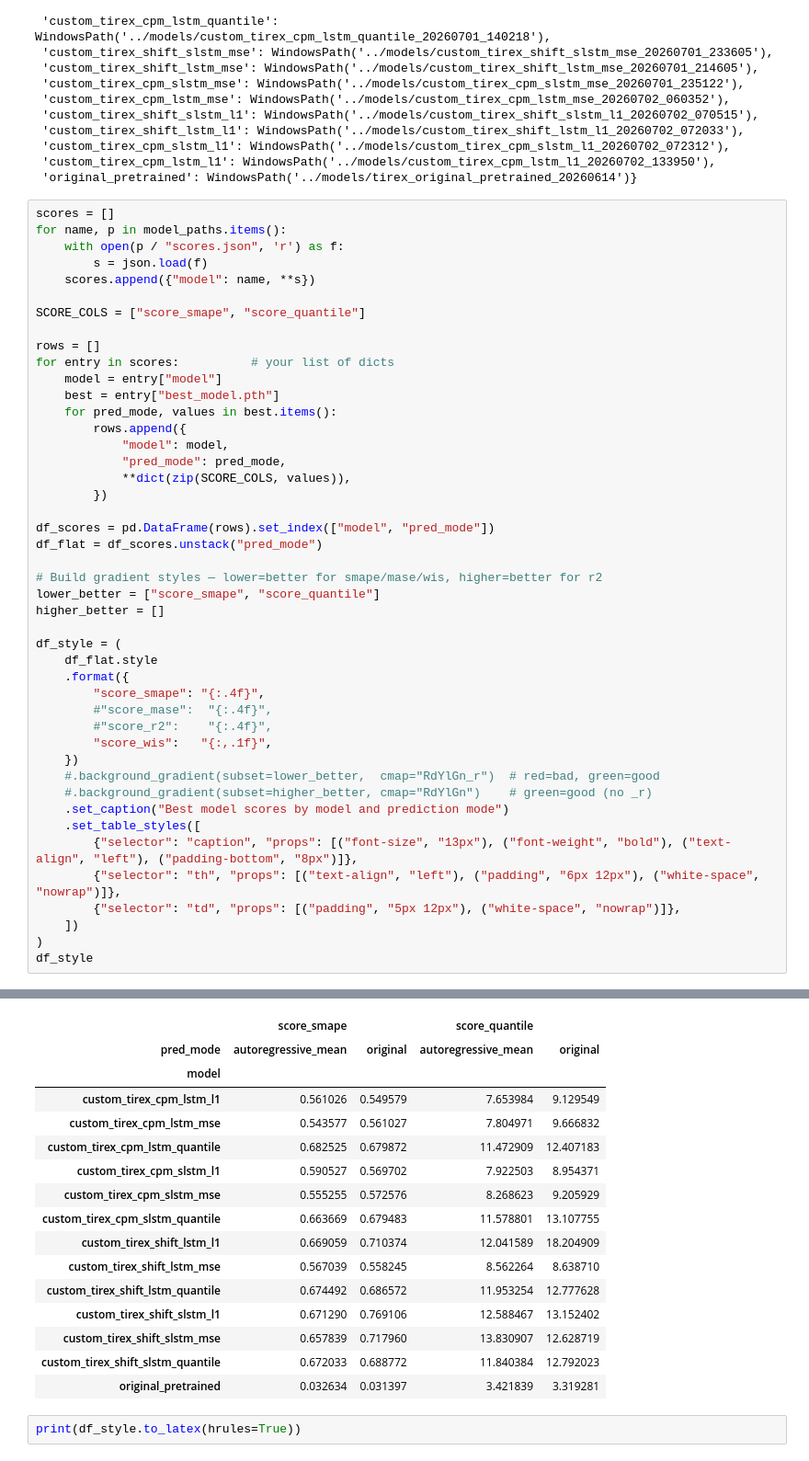
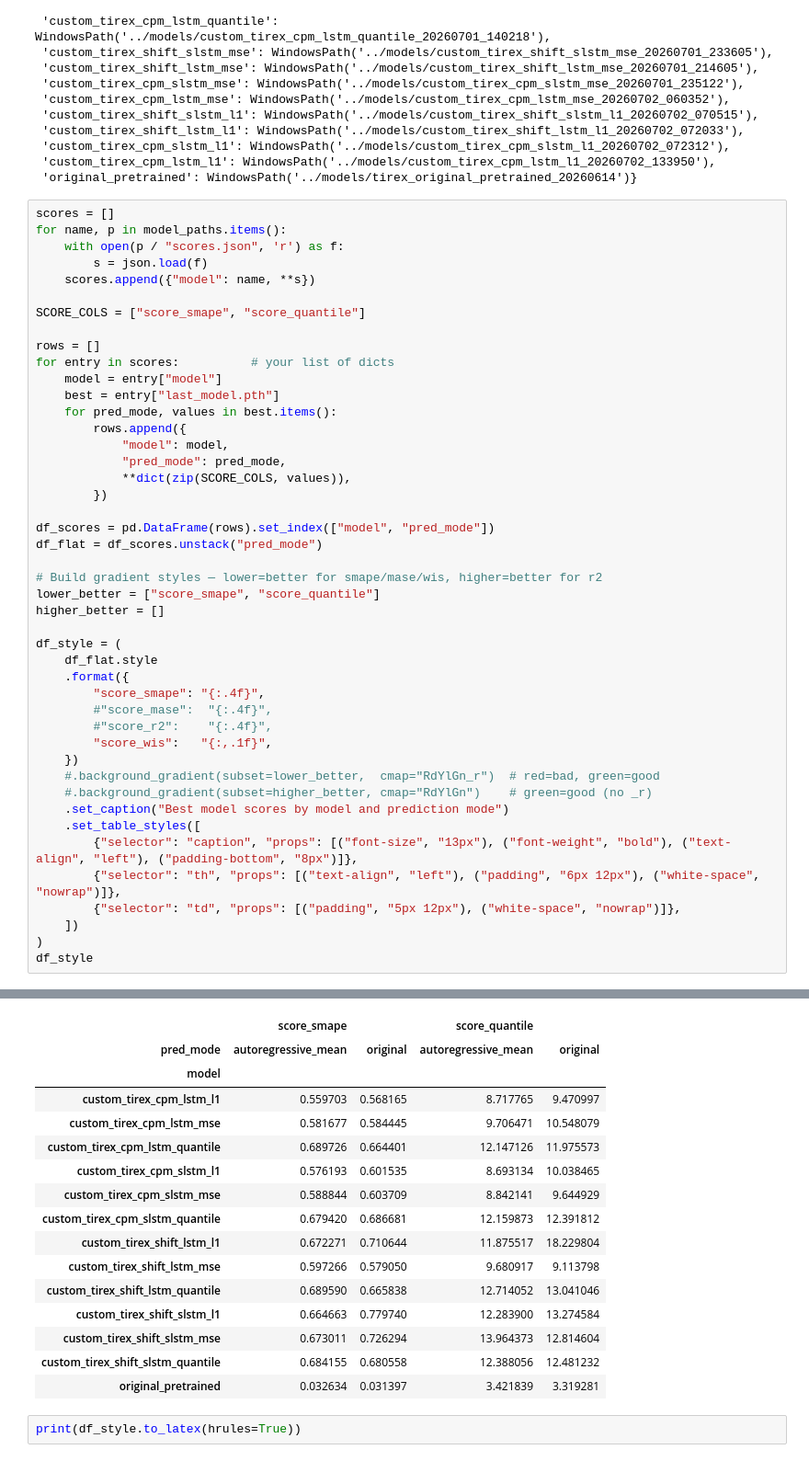
Before and after one commit to Richi0D/tirex_loss, a Jupyter notebook: notebooks/custom_tirex_cpm_evaluation.ipynb, the cells around one changed output, grey strips where cells are left out. Shown at 92% size. Drawn from its saved outputs; the diff is of its cells as text.

```diff
--- a/notebooks/custom_tirex_cpm_evaluation.ipynb
+++ b/notebooks/custom_tirex_cpm_evaluation.ipynb
@@ -693,7 +693,7 @@ SCORE_COLS = ["score_smape", "score_quantile"]
 rows = []
 for entry in scores:          # your list of dicts
     model = entry["model"]
-    best = entry["best_model.pth"]
+    best = entry["last_model.pth"]
     for pred_mode, values in best.items():
         rows.append({
             "model": model,
@@ -704,45 +704,45 @@ for entry in scores:          # your list of dicts
 df_scores = pd.DataFrame(rows).set_index(["model", "pred_mode"])
 df_flat = df_scores.unstack("pred_mode")
 
 # Build gradient styles — lower=better for smape/mase/wis, higher=better for r2
 lower_better = ["score_smape", "score_quantile"]
 higher_better = []
 
 df_style = (
     df_flat.style
     .format({
         "score_smape": "{:.4f}",
         #"score_mase":  "{:.4f}",
         #"score_r2":    "{:.4f}",
         "score_wis":   "{:,.1f}",
     })
     #.background_gradient(subset=lower_better,  cmap="RdYlGn_r")  # red=bad, green=good
     #.background_gradient(subset=higher_better, cmap="RdYlGn")    # green=good (no _r)
     .set_caption("Best model scores by model and prediction mode")
     .set_table_styles([
         {"selector": "caption", "props": [("font-size", "13px"), ("font-weight", "bold"), ("text-align", "left"), ("padding-bottom", "8px")]},
         {"selector": "th", "props": [("text-align", "left"), ("padding", "6px 12px"), ("white-space", "nowrap")]},
         {"selector": "td", "props": [("padding", "5px 12px"), ("white-space", "nowrap")]},
     ])
 )
 df_style
 # %% [output]
 Best model scores by model and prediction mode
 |  | score_smape |  | score_quantile |  |
 | pred_mode | autoregressive_mean | original | autoregressive_mean | original |
 | model |  |  |  |  |
-| custom_tirex_cpm_lstm_l1 | 0.561026 | 0.549579 | 7.653984 | 9.129549 |
-| custom_tirex_cpm_lstm_mse | 0.543577 | 0.561027 | 7.804971 | 9.666832 |
-| custom_tirex_cpm_lstm_quantile | 0.682525 | 0.679872 | 11.472909 | 12.407183 |
-| custom_tirex_cpm_slstm_l1 | 0.590527 | 0.569702 | 7.922503 | 8.954371 |
-| custom_tirex_cpm_slstm_mse | 0.555255 | 0.572576 | 8.268623 | 9.205929 |
-| custom_tirex_cpm_slstm_quantile | 0.663669 | 0.679483 | 11.578801 | 13.107755 |
-| custom_tirex_shift_lstm_l1 | 0.669059 | 0.710374 | 12.041589 | 18.204909 |
-| custom_tirex_shift_lstm_mse | 0.567039 | 0.558245 | 8.562264 | 8.638710 |
-| custom_tirex_shift_lstm_quantile | 0.674492 | 0.686572 | 11.953254 | 12.777628 |
-| custom_tirex_shift_slstm_l1 | 0.671290 | 0.769106 | 12.588467 | 13.152402 |
-| custom_tirex_shift_slstm_mse | 0.657839 | 0.717960 | 13.830907 | 12.628719 |
-| custom_tirex_shift_slstm_quantile | 0.672033 | 0.688772 | 11.840384 | 12.792023 |
+| custom_tirex_cpm_lstm_l1 | 0.559703 | 0.568165 | 8.717765 | 9.470997 |
+| custom_tirex_cpm_lstm_mse | 0.581677 | 0.584445 | 9.706471 | 10.548079 |
+| custom_tirex_cpm_lstm_quantile | 0.689726 | 0.664401 | 12.147126 | 11.975573 |
+| custom_tirex_cpm_slstm_l1 | 0.576193 | 0.601535 | 8.693134 | 10.038465 |
+| custom_tirex_cpm_slstm_mse | 0.588844 | 0.603709 | 8.842141 | 9.644929 |
+| custom_tirex_cpm_slstm_quantile | 0.679420 | 0.686681 | 12.159873 | 12.391812 |
+| custom_tirex_shift_lstm_l1 | 0.672271 | 0.710644 | 11.875517 | 18.229804 |
+| custom_tirex_shift_lstm_mse | 0.597266 | 0.579050 | 9.680917 | 9.113798 |
+| custom_tirex_shift_lstm_quantile | 0.689590 | 0.665838 | 12.714052 | 13.041046 |
+| custom_tirex_shift_slstm_l1 | 0.664663 | 0.779740 | 12.283900 | 13.274584 |
+| custom_tirex_shift_slstm_mse | 0.673011 | 0.726294 | 13.964373 | 12.814604 |
+| custom_tirex_shift_slstm_quantile | 0.684155 | 0.680558 | 12.388056 | 12.481232 |
 | original_pretrained | 0.032634 | 0.031397 | 3.421839 | 3.319281 |
 # %%
 print(df_style.to_latex(hrules=True))
```
Also changed, not shown: 11 other files.
